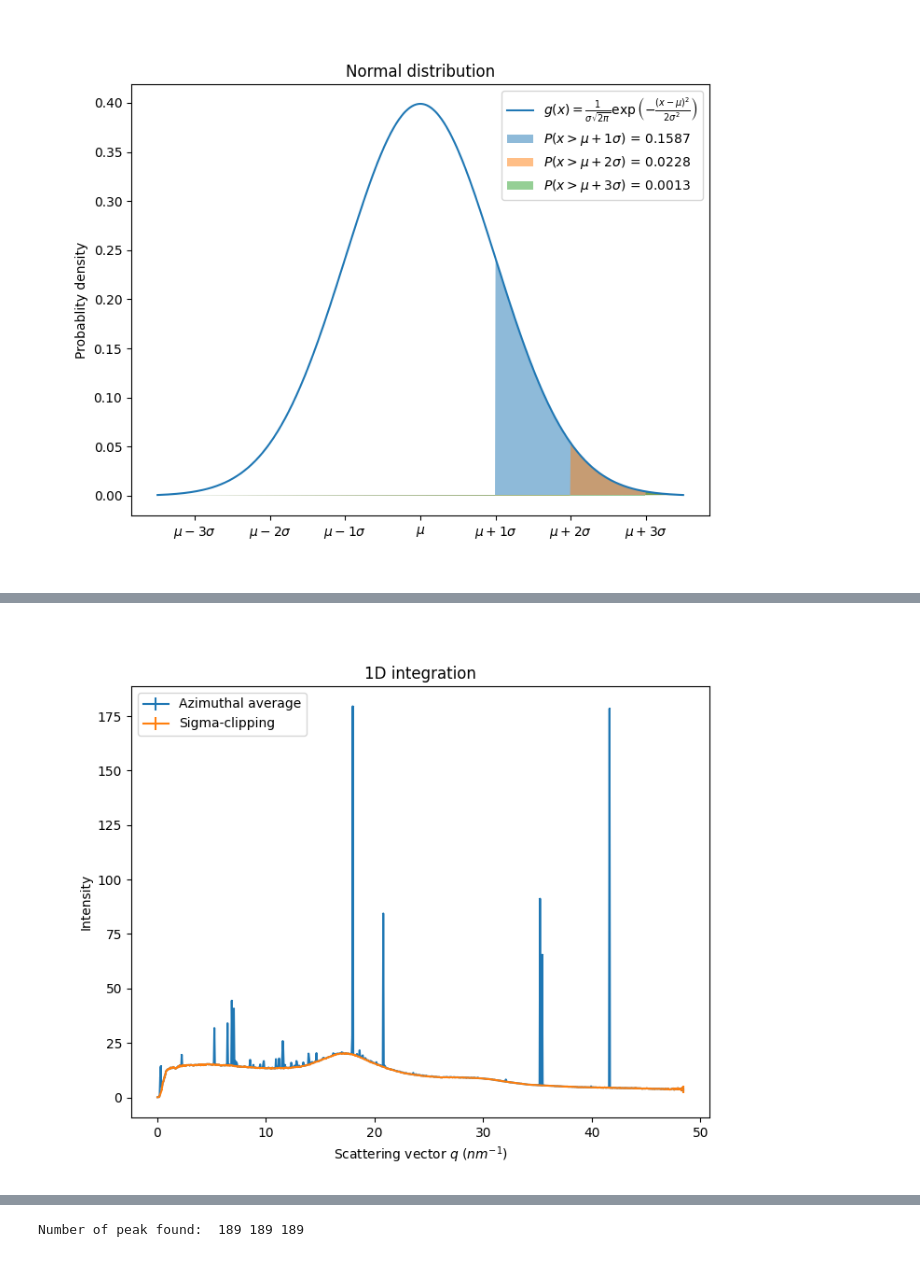
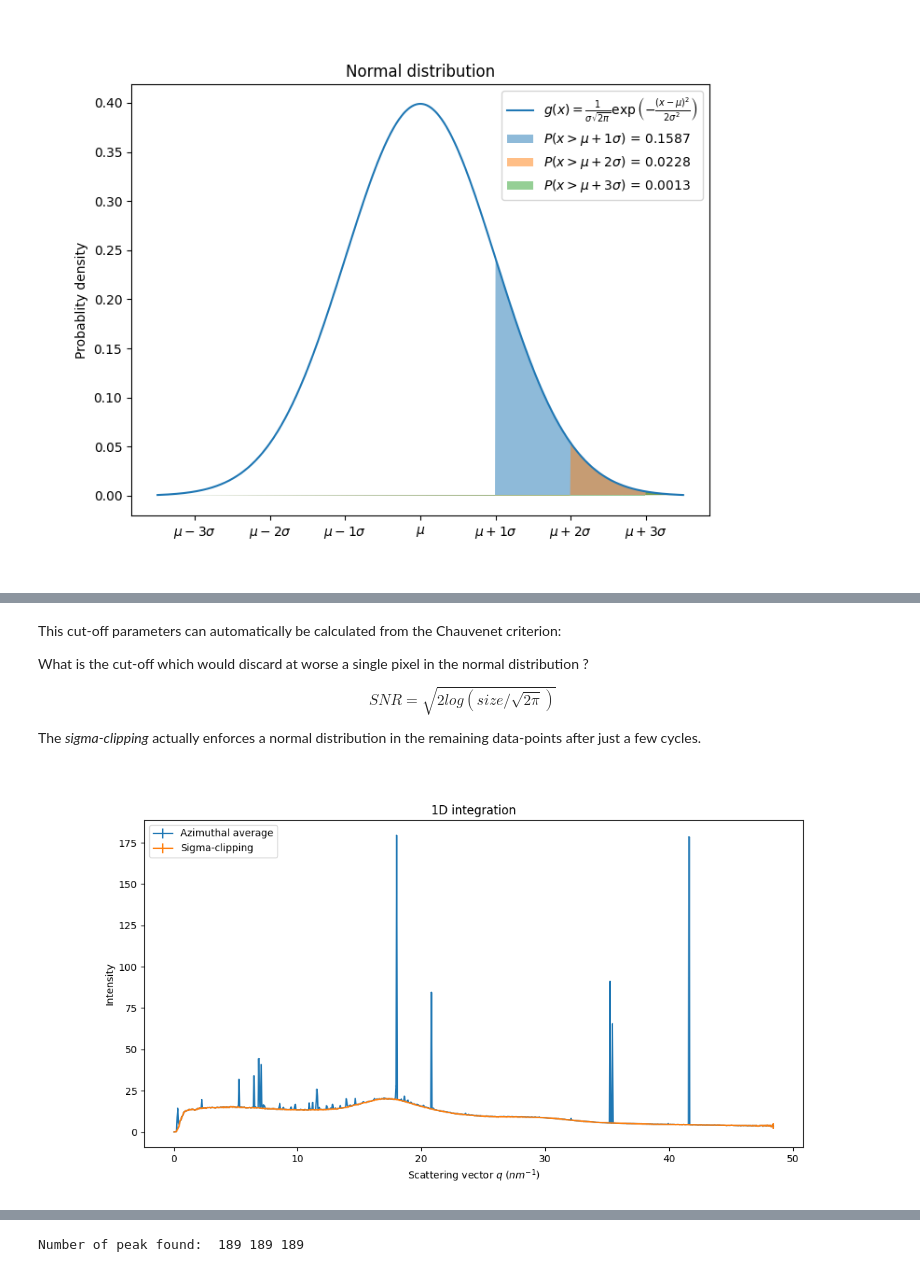
Before and after one commit to silx-kit/silx-training, a Jupyter notebook: pyFAI/SSX.ipynb, the cells around one changed output, grey strips where cells are left out. Drawn from its saved outputs; the diff is of its cells as text; code cells hidden in the pictures.

```diff
--- a/pyFAI/SSX.ipynb
+++ b/pyFAI/SSX.ipynb
@@ -40,10 +73,11 @@ DirectBeamDist= 300.000mm       Center: x=1329.000, y=1310.500 pix      Tilt=0.0
 npt = 1000
 mask = data<0
 ai.detector.mask = mask
-res1d = ai.integrate1d(data, npt, method=("no", "csr", "cython"), error_model="poisson")
-res2d = ai.integrate2d(data, npt, method=("no", "csr", "cython"))
+method = ("no", "csr", "cython")
+res1d = ai.integrate1d(data, npt, method=method, error_model="poisson")
+res2d = ai.integrate2d(data, npt, method=method)
 
-fig,ax = subplots(1, 2, figsize=(10,8))
+fig,ax = subplots(1, 2, figsize=(12,6))
 jupyter.plot1d(res1d, ax=ax[0])
 jupyter.plot2d(res2d, ax=ax[1])
 pass
@@ -128,11 +230,20 @@ The technic consists in *iteratively* rejecting outliers in a distribution and r
+# %% [markdown]
+This cut-off parameters can automatically be calculated from the Chauvenet criterion:
+
+What is the cut-off which would discard at worse a single pixel in the normal distribution ?
+
+$$SNR = \sqrt{2log(size/ \sqrt{2 \pi})}$$
+
+
+The *sigma-clipping* actually enforces a normal distribution in the remaining data-points after just a few cycles.
 # %%
 ai.detector.mask = mask
-sc1d = ai.sigma_clip_ng(data, npt, method=("no", "csr", "cython"), error_model="azimuthal")
+sc1d = ai.sigma_clip_ng(data, npt, method=method, error_model="azimuthal")
 
-fig,ax = subplots(1, figsize=(8, 6))
+fig,ax = subplots(1, figsize=(12, 6))
 jupyter.plot1d(res1d, ax=ax, label="Azimuthal average")
 jupyter.plot1d(sc1d, ax=ax, label="Sigma-clipping")
 pass
 # %% [output]
-[figure, old version]
+[figure, new version]
 # %% [markdown]
```
Also changed, not shown: parts of 30 cells of this notebook, 1 other file.
